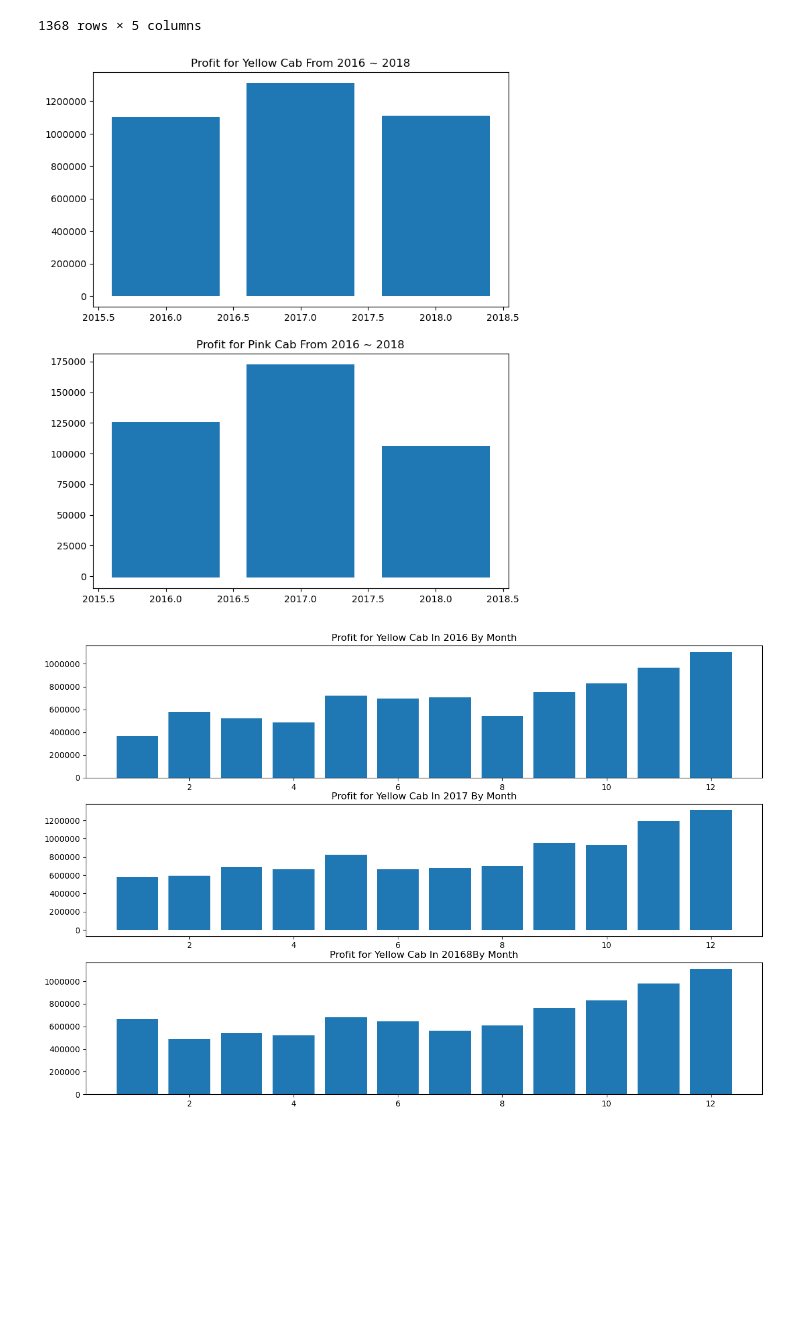
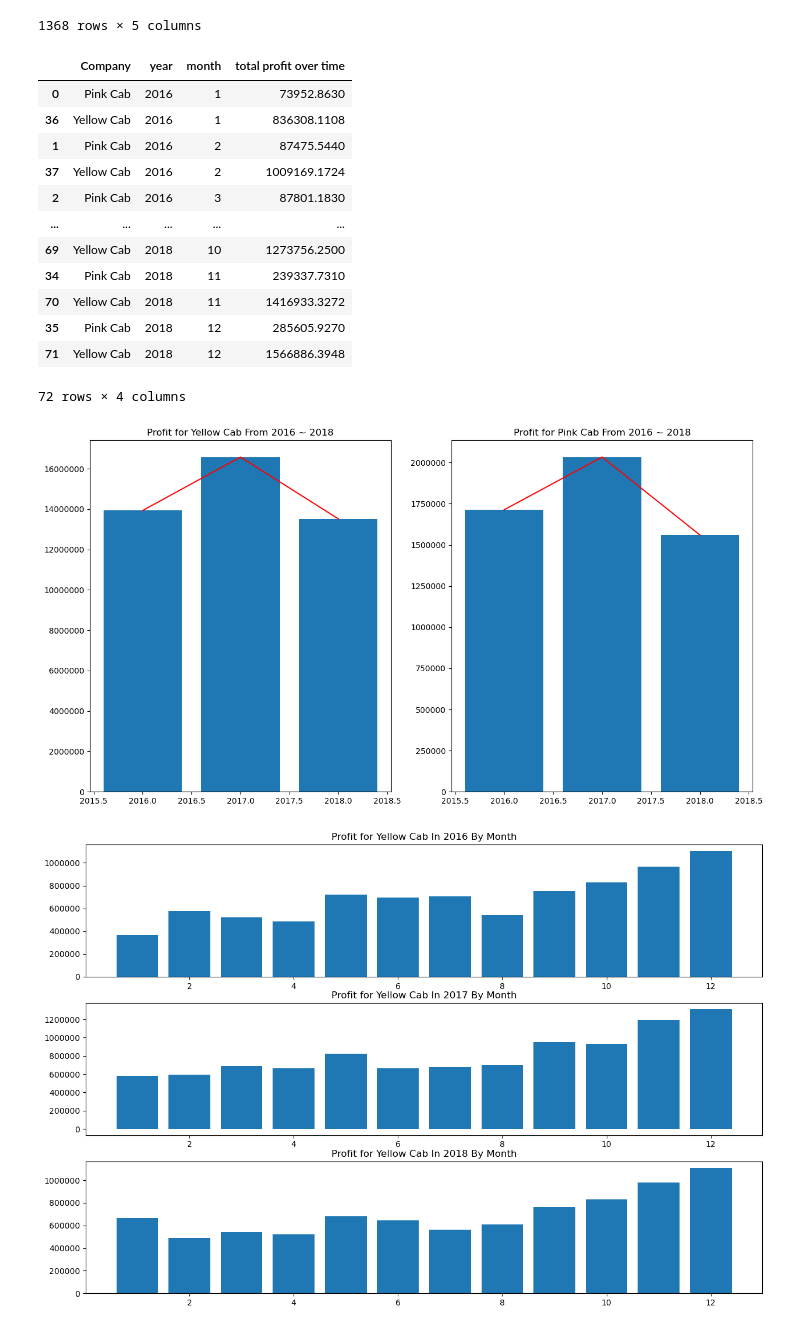
Before and after one commit to FHFelix/G2M-insight-for-Cab-Investment-firm, a Jupyter notebook: G2M_insight_for_Cab_Investment_firm.ipynb, the cells around one changed output. Cells and saved outputs as stored; diff of their text form; code cells hidden in the pictures; blank space fills up the shorter version.

```diff
--- a/G2M_insight_for_Cab_Investment_firm.ipynb
+++ b/G2M_insight_for_Cab_Investment_firm.ipynb
@@ -403,20 +391,40 @@ profit_over_time
 | 1331 | Yellow Cab | TUCSON AZ | 2018 | 12 | 2522.2540 |
 | 1367 | Yellow Cab | WASHINGTON DC | 2018 | 12 | 62472.4804 |
 1368 rows × 5 columns
+# %%
+profit_over_time2 = no_nas_full.groupby(['Company','year','month'])['profit'].sum().to_frame('total profit over time').reset_index().sort_values(by = ['year','month'],ascending = [True,True])
+profit_over_time2
+# %% [output]
+|  | Company | year | month | total profit over time |
+| 0 | Pink Cab | 2016 | 1 | 73952.8630 |
+| 36 | Yellow Cab | 2016 | 1 | 836308.1108 |
+| 1 | Pink Cab | 2016 | 2 | 87475.5440 |
+| 37 | Yellow Cab | 2016 | 2 | 1009169.1724 |
+| 2 | Pink Cab | 2016 | 3 | 87801.1830 |
+| ... | ... | ... | ... | ... |
+| 69 | Yellow Cab | 2018 | 10 | 1273756.2500 |
+| 34 | Pink Cab | 2018 | 11 | 239337.7310 |
+| 70 | Yellow Cab | 2018 | 11 | 1416933.3272 |
+| 35 | Pink Cab | 2018 | 12 | 285605.9270 |
+| 71 | Yellow Cab | 2018 | 12 | 1566886.3948 |
+72 rows × 4 columns
 # %%
-yellow = profit_over_time.loc[profit_over_time['Company'] == 'Yellow Cab']
-pink = profit_over_time.loc[profit_over_time['Company'] == 'Pink Cab']
+yellow = profit_over_time2.loc[profit_over_time2['Company'] == 'Yellow Cab'].groupby('year')['total profit over time'].sum().to_frame('profit_year').reset_index()
+pink = profit_over_time2.loc[profit_over_time2['Company'] == 'Pink Cab'].groupby('year')['total profit over time'].sum().to_frame('profit_year').reset_index()
 
-fig,ax = plt.subplots(2,figsize = (8,10))
-ax[0].bar(yellow['year'],yellow['total profit over time'])
+fig,ax = plt.subplots(1,2,figsize = (15,8))
+ax[0].bar(yellow['year'],yellow['profit_year'])
+ax[0].plot(yellow['year'],yellow['profit_year'],color = 'r')
 ax[0].ticklabel_format(style='plain', axis='y')
 ax[0].set_title('Profit for Yellow Cab From 2016 ~ 2018')
-ax[1].bar(pink['year'],pink['total profit over time'])
+ax[1].bar(pink['year'],pink['profit_year'])
+ax[1].plot(pink['year'],pink['profit_year'],color = 'r')
 ax[1].ticklabel_format(style='plain', axis='y')
 ax[1].set_title('Profit for Pink Cab From 2016 ~ 2018')
+plt.savefig('Profit over year.png')
 plt.show()
 # %% [output]
-[figure, old version]
+[figure, new version]
 # %%
 yellow_2016 = profit_over_time.loc[(profit_over_time['Company'] == 'Yellow Cab') & (profit_over_time['year'] == 2016)]
 yellow_2017 = profit_over_time.loc[(profit_over_time['Company'] == 'Yellow Cab') & (profit_over_time['year'] == 2017)]
```
Also changed, not shown: parts of 26 cells of this notebook.
